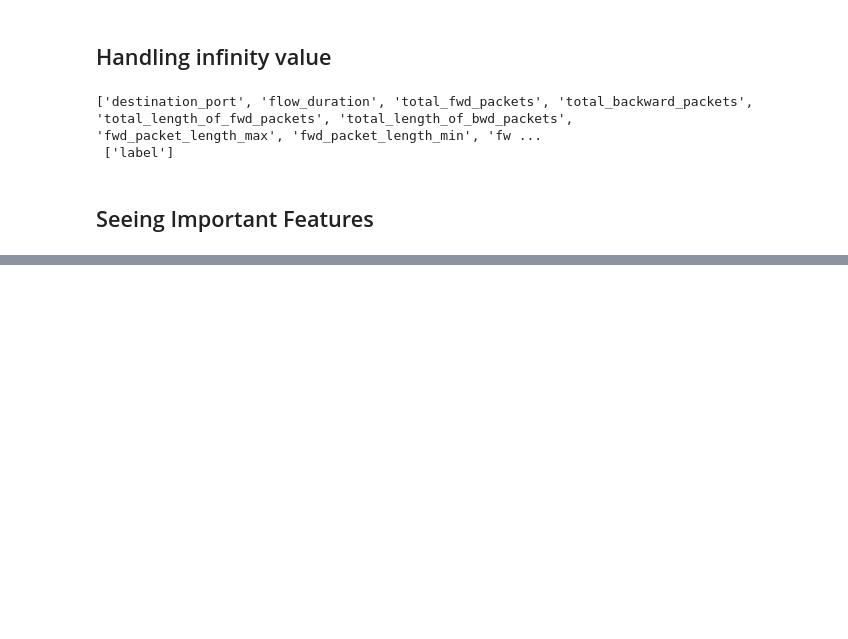
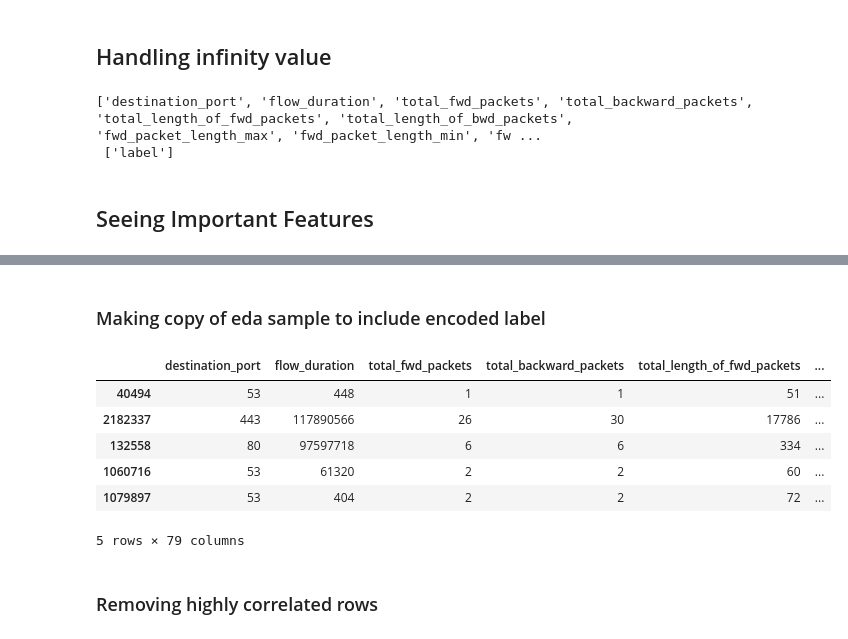
Before and after one commit to Priyanshuc26/ActiveFlow-NIDS, a Jupyter notebook: EDA/EDA.ipynb, the cells around one changed output, grey strips where cells are left out. Cells and saved outputs as stored; diff of their text form; code cells hidden in the pictures; blank space fills up the shorter version.

```diff
--- a/EDA/EDA.ipynb
+++ b/EDA/EDA.ipynb
@@ -311,0 +431,2 @@ weighted avg       1.00      1.00      1.00     67724
+# %% [markdown]
+### Making copy of eda sample to include encoded label
@@ -311,0 +435,12 @@ weighted avg       1.00      1.00      1.00     67724
+# %%
+eda_sample_copy.head()
+# %% [output]
+|  | destination_port | flow_duration | total_fwd_packets | total_backward_packets | total_length_of_fwd_packets | ... |
+| 40494 | 53 | 448 | 1 | 1 | 51 | ... |
+| 2182337 | 443 | 117890566 | 26 | 30 | 17786 | ... |
+| 132558 | 80 | 97597718 | 6 | 6 | 334 | ... |
+| 1060716 | 53 | 61320 | 2 | 2 | 60 | ... |
+| 1079897 | 53 | 404 | 2 | 2 | 72 | ... |
+5 rows × 79 columns
+# %% [markdown]
+### Removing highly correlated rows
```
Also changed, not shown: parts of 33 cells of this notebook.
